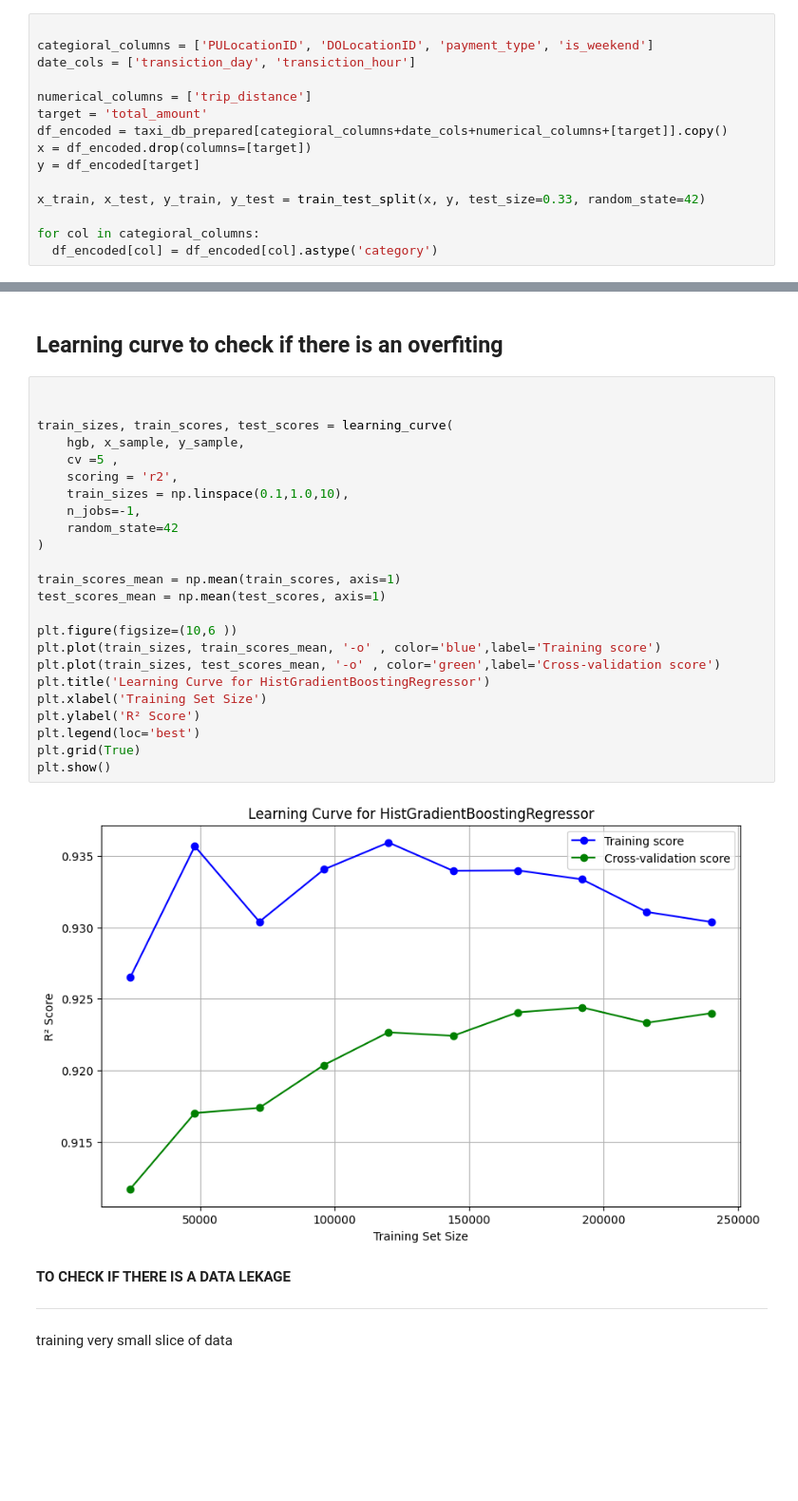
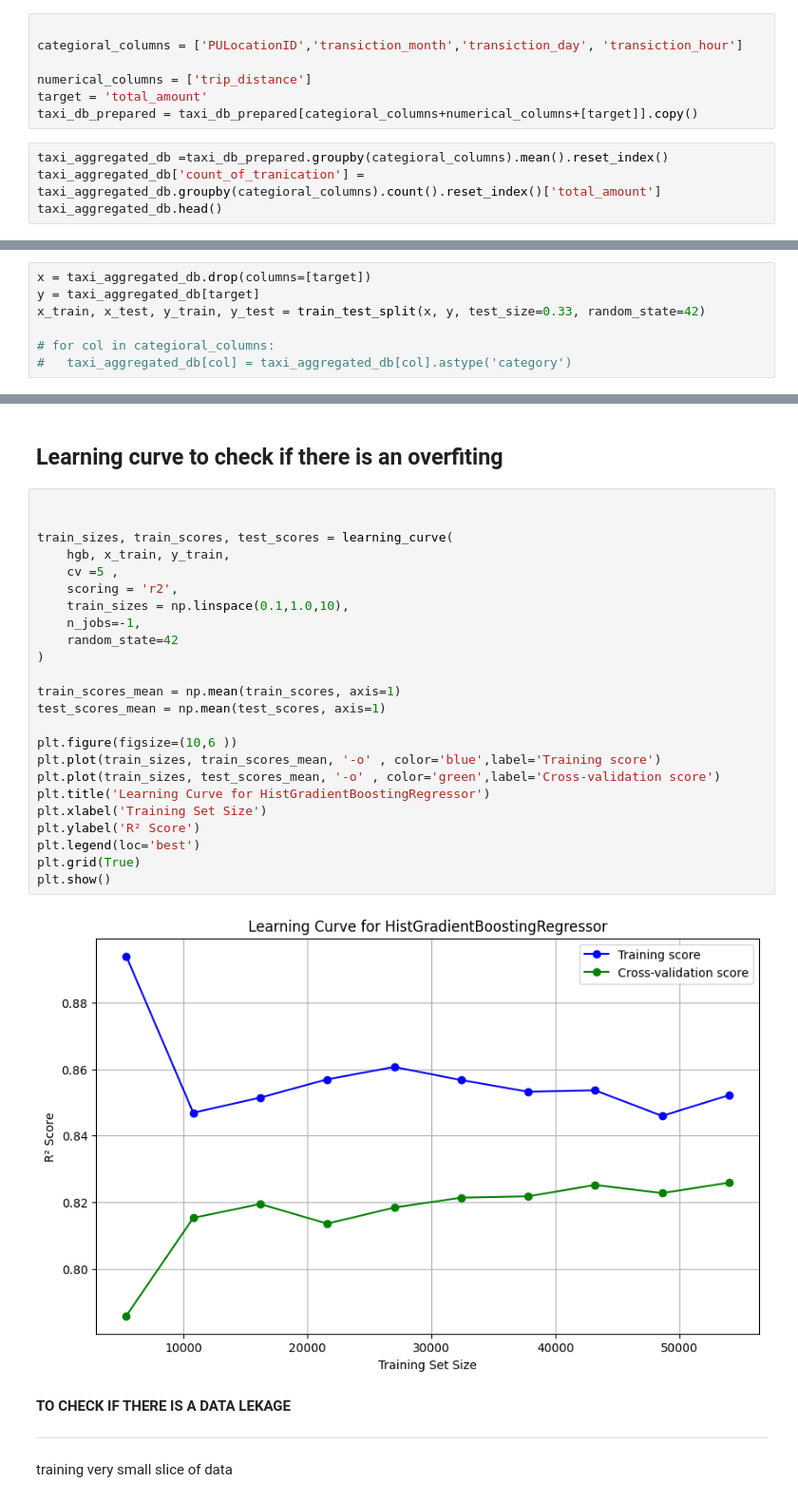
Before and after one commit to ebraheem002/nyc-taxi, a Jupyter notebook: presentable nootebook.ipynb, the cells around one changed output, grey strips where cells are left out. Shown: that part at 95% size. Saved outputs shown, nothing was run; the diff lists cells and outputs as text; blank space fills up the shorter version.

```diff
--- a/presentable nootebook.ipynb
+++ b/presentable nootebook.ipynb
@@ -224,16 +249,12 @@ taxi_db_prepared = taxi_db_prepared[taxi_db_prepared['transiction_year'] == 2019
 taxi_db_prepared = taxi_db_prepared[taxi_db_prepared['transiction_month'] == 1]
 # %%
 
-categioral_columns = ['PULocationID', 'DOLocationID', 'payment_type', 'is_weekend']
-date_cols = ['transiction_day', 'transiction_hour']
+categioral_columns = ['PULocationID','transiction_month','transiction_day', 'transiction_hour']
 
 numerical_columns = ['trip_distance']
 target = 'total_amount'
-df_encoded = taxi_db_prepared[categioral_columns+date_cols+numerical_columns+[target]].copy()
-x = df_encoded.drop(columns=[target])
-y = df_encoded[target]
-
-x_train, x_test, y_train, y_test = train_test_split(x, y, test_size=0.33, random_state=42)
-
-for col in categioral_columns:
-  df_encoded[col] = df_encoded[col].astype('category')
+taxi_db_prepared = taxi_db_prepared[categioral_columns+numerical_columns+[target]].copy()
+# %%
+taxi_aggregated_db =taxi_db_prepared.groupby(categioral_columns).mean().reset_index()
+taxi_aggregated_db['count_of_tranication'] = taxi_aggregated_db.groupby(categioral_columns).count().reset_index()['total_amount']
+taxi_aggregated_db.head()
@@ -239,0 +268,7 @@ for col in categioral_columns:
+# %%
+x = taxi_aggregated_db.drop(columns=[target])
+y = taxi_aggregated_db[target]
+x_train, x_test, y_train, y_test = train_test_split(x, y, test_size=0.33, random_state=42)
+
+# for col in categioral_columns:
+#   taxi_aggregated_db[col] = taxi_aggregated_db[col].astype('category')
@@ -375,29 +441,29 @@ print(f"🎯 Training RMSE   : {train_rmse}")
 # %%
 
 
 train_sizes, train_scores, test_scores = learning_curve(
-    hgb, x_sample, y_sample,
+    hgb, x_train, y_train,
     cv =5 ,
     scoring = 'r2',
     train_sizes = np.linspace(0.1,1.0,10),
     n_jobs=-1,
     random_state=42
 )
 
 train_scores_mean = np.mean(train_scores, axis=1)
 test_scores_mean = np.mean(test_scores, axis=1)
 
 plt.figure(figsize=(10,6 ))
 plt.plot(train_sizes, train_scores_mean, '-o' , color='blue',label='Training score')
 plt.plot(train_sizes, test_scores_mean, '-o' , color='green',label='Cross-validation score')
 plt.title('Learning Curve for HistGradientBoostingRegressor')
 plt.xlabel('Training Set Size')
 plt.ylabel('R² Score')
 plt.legend(loc='best')
 plt.grid(True)
 plt.show()
 # %% [output]
-[figure, old version]
+[figure, new version]
 # %% [markdown]
 **TO CHECK IF THERE IS A DATA LEKAGE**
 
```
Also changed, not shown: parts of 19 cells of this notebook.
